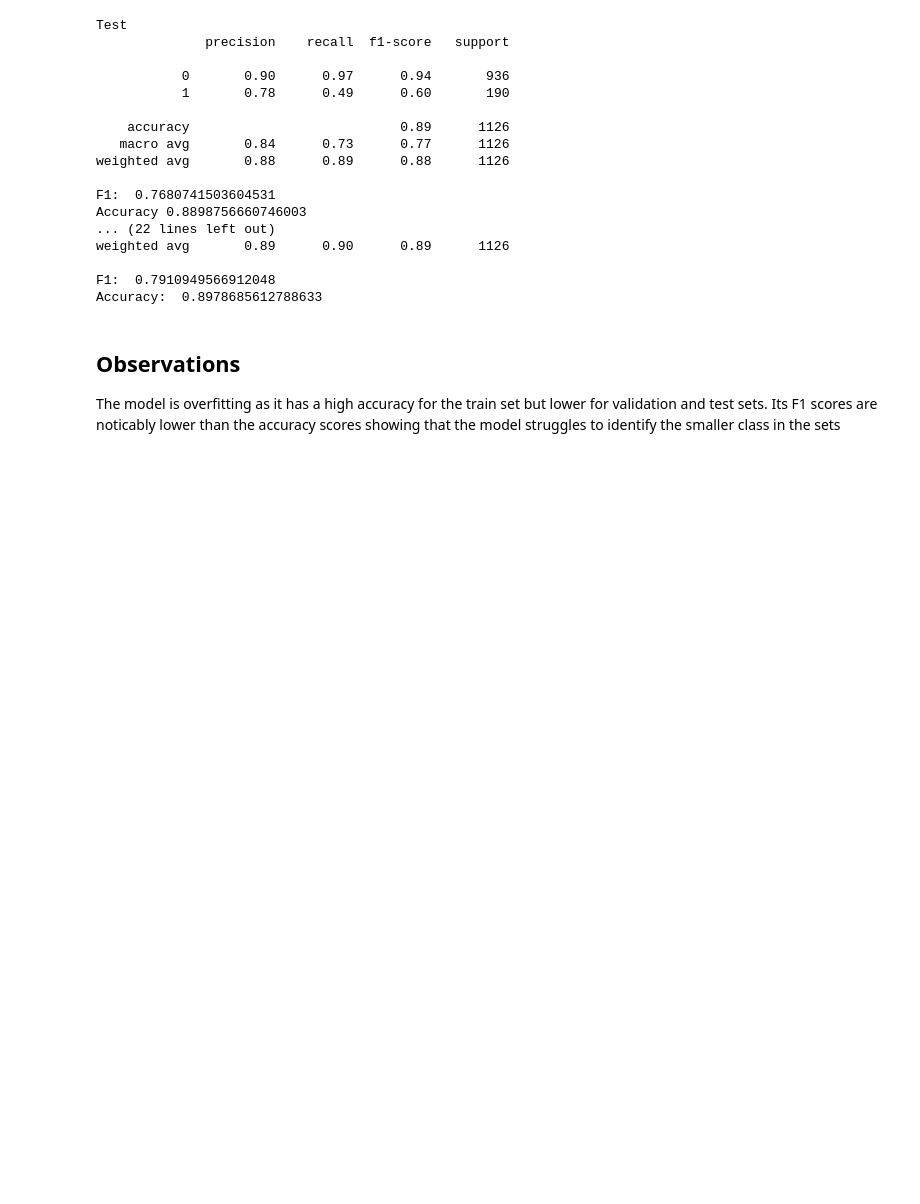
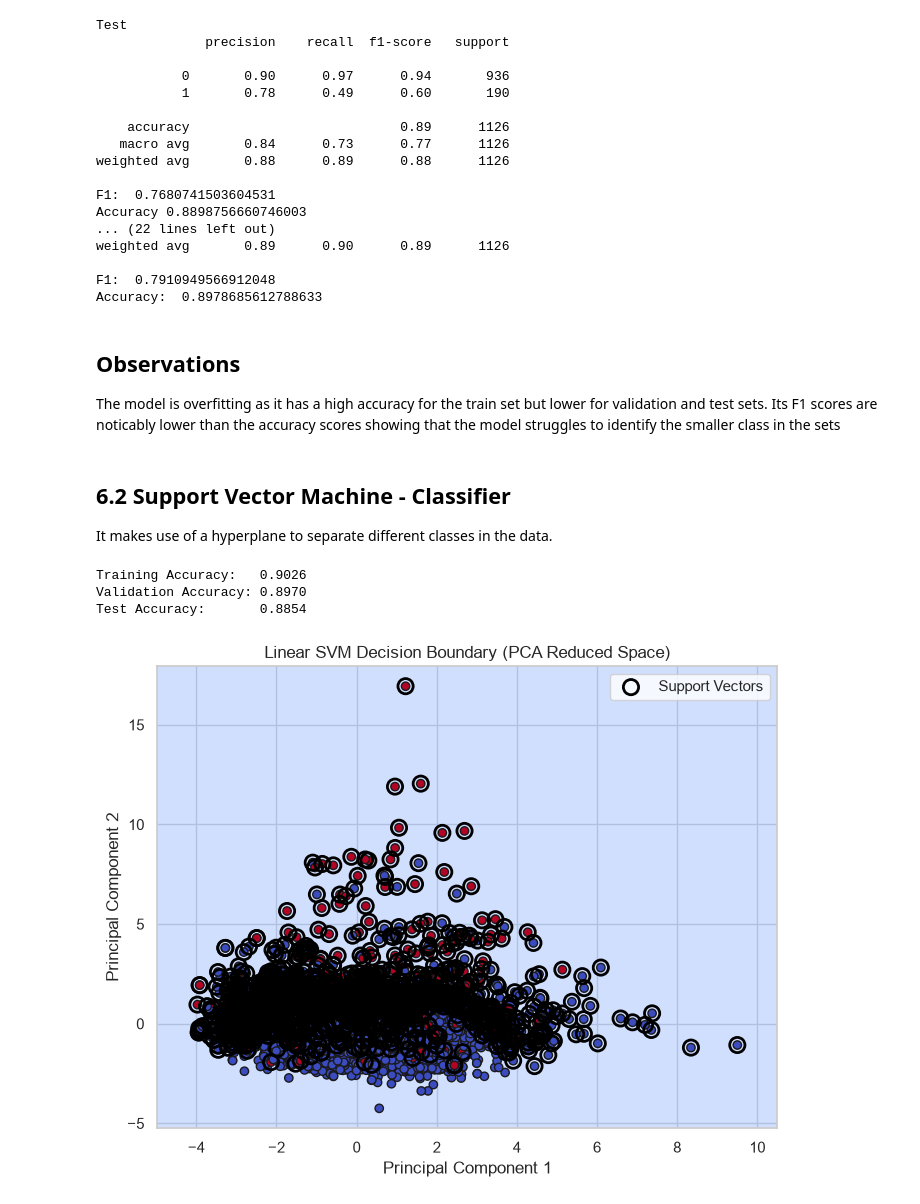
Before and after one commit to Akurang/AI_group5_project, a Jupyter notebook: final_project.ipynb, the cells around one changed output. Cells and saved outputs as stored; diff of their text form; code cells hidden in the pictures; blank space fills up the shorter version.

```diff
--- a/final_project.ipynb
+++ b/final_project.ipynb
@@ -802,3 +802,82 @@ Accuracy:  0.8978685612788633
 ## Observations
 The model is overfitting as it has a high accuracy for the train set but lower for validation and test sets.
 Its F1 scores are noticably lower than the accuracy scores showing that the model struggles to identify the smaller class in the sets
+# %% [markdown]
+## 6.2 Support Vector Machine - Classifier
+It makes use of a hyperplane to separate different classes in the data.
+# %%
+from sklearn.svm import SVC
+from sklearn.metrics import accuracy_score, classification_report, confusion_matrix
+
+svm_model = SVC(kernel="linear", C=1, random_state= RANDOM_STATE)
+
+svm_model.fit(X_train_scaled, y_train)
+
+y_test_pred_svm = svm_model.predict(X_test_scaled)
+y_train_pred_svm = svm_model.predict(X_train_scaled)
+y_val_pred_svm = svm_model.predict(X_val_scaled)
+
+train_acc = accuracy_score(y_train, y_train_pred_svm)
+val_acc = accuracy_score(y_val, y_val_pred_svm)
+test_acc = accuracy_score(y_test, y_test_pred_svm)
+
+print(f"Training Accuracy:   {train_acc:.4f}")
+print(f"Validation Accuracy: {val_acc:.4f}")
+print(f"Test Accuracy:       {test_acc:.4f}")
+# %% [output]
+Training Accuracy:   0.9026
+Validation Accuracy: 0.8970
+Test Accuracy:       0.8854
+# %%
+from sklearn.inspection import DecisionBoundaryDisplay
+from sklearn.decomposition import PCA
+
+# 1. Reduce your 31 scaled features to 2 components
+pca = PCA(n_components=2)
+X_train_pca = pca.fit_transform(X_train_scaled)
+
+# 2. Train a separate SVM *only* for visualization purposes
+svm_vis = SVC(kernel="linear", C=1, random_state=RANDOM_STATE)
+svm_vis.fit(X_train_pca, y_train)
+
+# 3. Create the plot
+fig, ax = plt.subplots(figsize=(8, 6))
+
+# Draw the background decision boundary
+DecisionBoundaryDisplay.from_estimator(
+    svm_vis,
+    X_train_pca,
+    response_method="predict",
+    cmap=plt.cm.coolwarm,
+    alpha=0.4,
+    ax=ax,
+)
+
+# Plot the 2D PCA data points
+scatter = ax.scatter(
+    X_train_pca[:, 0],
+    X_train_pca[:, 1],
+    c=y_train,
+    cmap=plt.cm.coolwarm,
+    edgecolors="k",
+)
+
+# Highlight the support vectors of the visualization model
+ax.scatter(
+    svm_vis.support_vectors_[:, 0],
+    svm_vis.support_vectors_[:, 1],
+    s=120,
+    facecolors="none",
+    edgecolors="black",
+    linewidth=2,
+    label="Support Vectors",
+)
+
+ax.set_xlabel("Principal Component 1")
+ax.set_ylabel("Principal Component 2")
+ax.set_title("Linear SVM Decision Boundary (PCA Reduced Space)")
+ax.legend()
+
+plt.show()
+# %% [output]
+[figure, added]
```
Also changed, not shown: parts of 8 cells of this notebook.
